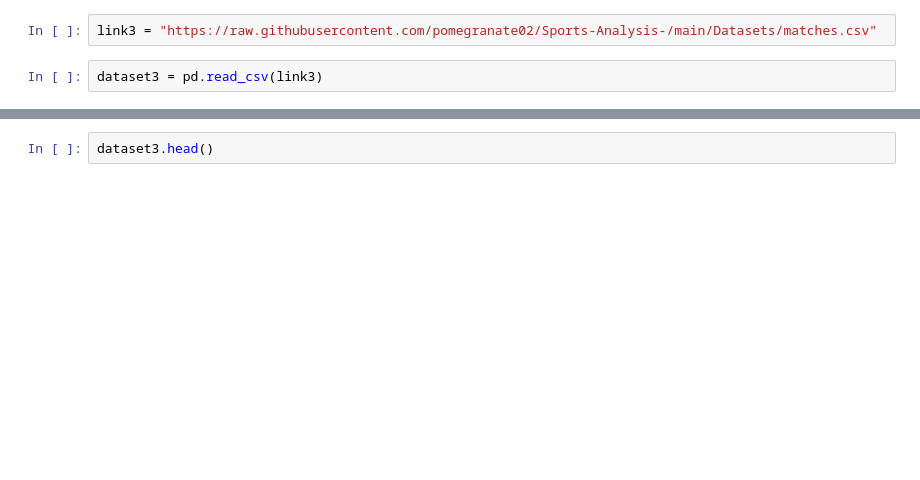
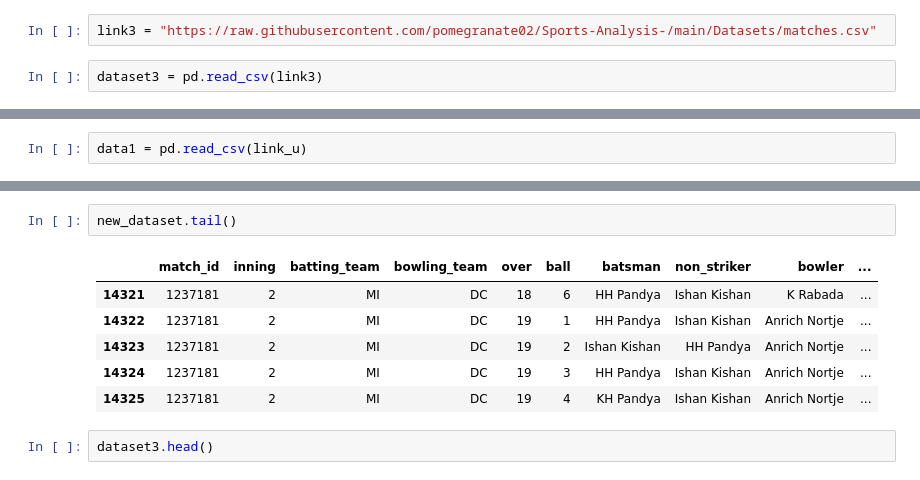
Before and after one commit to ahmadashraf1/UTSPAN-Sports-Analysis-Project, a Jupyter notebook: Untitled2.ipynb, the cells around one changed output, grey strips where cells are left out. Drawn from its saved outputs; the diff is of its cells as text; blank space fills up the shorter version.

```diff
--- a/Untitled2.ipynb
+++ b/Untitled2.ipynb
@@ -54,0 +13,2 @@ dataset3 = pd.read_csv(link3)
+# %%
+data1 = pd.read_csv(link_u)
@@ -55,3 +49,12 @@ dataset3 = pd.read_csv(link3)
+# %%
+new_dataset.tail()
+# %% [output]
+|  | match_id | inning | batting_team | bowling_team | over | ball | batsman | non_striker | bowler | ... |
+| 14321 | 1237181 | 2 | MI | DC | 18 | 6 | HH Pandya | Ishan Kishan | K Rabada | ... |
+| 14322 | 1237181 | 2 | MI | DC | 19 | 1 | HH Pandya | Ishan Kishan | Anrich Nortje | ... |
+| 14323 | 1237181 | 2 | MI | DC | 19 | 2 | Ishan Kishan | HH Pandya | Anrich Nortje | ... |
+| 14324 | 1237181 | 2 | MI | DC | 19 | 3 | HH Pandya | Ishan Kishan | Anrich Nortje | ... |
+| 14325 | 1237181 | 2 | MI | DC | 19 | 4 | KH Pandya | Ishan Kishan | Anrich Nortje | ... |
 # %%
 dataset3.head()
 # %% [output]
```
Also changed, not shown: parts of 40 cells of this notebook.
